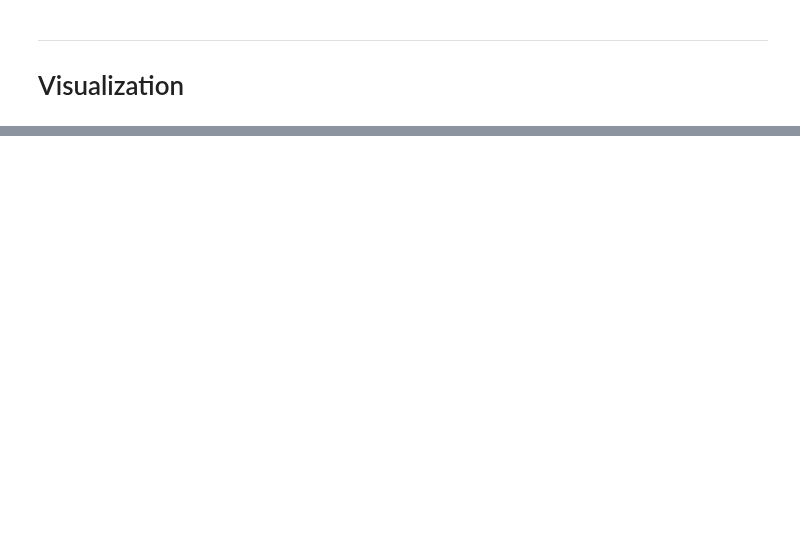
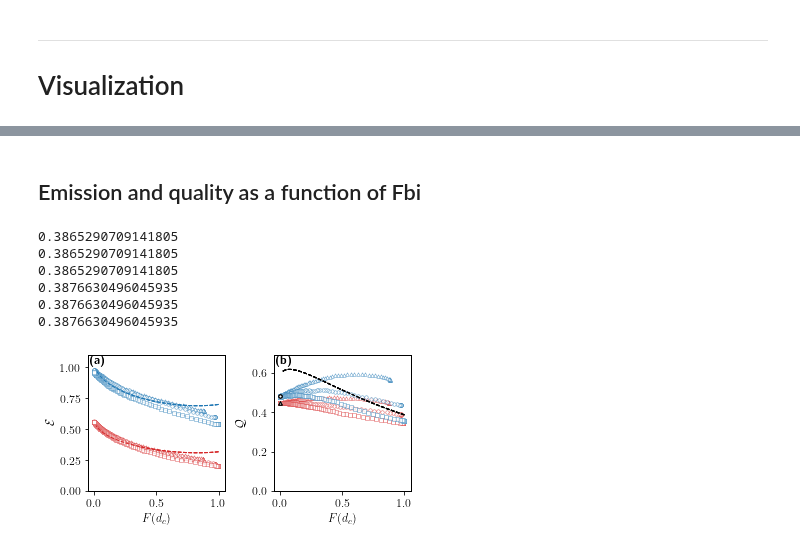
Before and after one commit to poss-group/matsim-bimodal-1, a Jupyter notebook: python_analysis/AnalyzeCarbonFootprint.ipynb, the cells around one changed output, grey strips where cells are left out. Cells and saved outputs as stored; diff of their text form; code cells hidden in the pictures; blank space fills up the shorter version.

```diff
--- a/python_analysis/AnalyzeCarbonFootprint.ipynb
+++ b/python_analysis/AnalyzeCarbonFootprint.ipynb
@@ -747,0 +874,17 @@ plt.show()
+# %%
+params_plot = {
+    'backend': 'ps',
+    'axes.labelsize': 12,
+    'xtick.labelsize': 12,
+    'ytick.labelsize': 12,
+    'text.usetex': True,
+    'axes.linewidth': 1.0,
+    'figure.figsize': (246.09686/72.27, 246.09686/72.27),
+    'axes.titlesize': 12,
+}
+plt.rcParams.update(params_plot)
+
+marker_list = ["^","o","s","*"]
+color_list = ["tab:red","tab:blue","tab:green","tab:orange"]
+markersize = 3.5
+alpha=0.75
@@ -747,0 +902,58 @@ plt.show()
+# %% [markdown]
+## Emission and quality as a function of Fbi
+# %%
+def plot_emission_quality(*args):
+    n_sims = len(args)
+    fig,axs = plt.subplots(1,2,figsize=(2*size,size))
+
+
+    for i in range(0,n_sims):
+        color = color_list[i]
+        df_2 = args[i]["df_2"]
+
+        theory_quality = args[i]["theory_values"]["quality"]
+        theory_emission = args[i]["theory_values"]["emission"]
+        theory_bimodal_fraction = args[i]["theory_values"]["bimodal_fraction"]
+        for j in range(0,len(df_2)):
+            marker = marker_list[j]
+            marker_uni = marker_list[i]
+            bimodal_fraction = args[i]["data_values"]["bimodal_fraction"][j]
+            emission = args[i]["data_values"]["emission"][j]
+            quality = args[i]["data_values"]["quality"][j]
+            quality_unimodal = args[i]["data_values"]["quality_unimodal"]
+            #print(len(emission))
+
+            axs[0].plot(bimodal_fraction,emission,marker,mfc='white',linestyle='solid',c=color,markersize=markersize,lw=0.5,markeredgewidth=0.5,alpha=alpha)
+            axs[0].plot(theory_bimodal_fraction,theory_emission,ls='dashed',c=color,linewidth=1)
+            axs[0].set_xlabel(r"$F(d_{c})$")
+            axs[0].set_ylabel(r"$\mathcal{E}$")
+            #axs[0].grid(visible=True)
+            axs[0].set_title(r"$\textbf{(a)}$",x=0.08,y=0.89)
+            #axs[0].set_yscale('log')
+            axs[0].set_ylim(0,1.1)
+
+            axs[1].plot(bimodal_fraction,quality,marker,mfc='white',linestyle='solid',c=color,markersize=markersize,lw=0.0,markeredgewidth=0.5,alpha=alpha)
+            axs[1].plot(theory_bimodal_fraction,theory_quality,ls='dashed',c='black',linewidth=1)
+            print(theory_quality[0])
+            axs[1].scatter(0,quality_unimodal,color='black',s=10,zorder=10,marker=marker_uni,facecolor='white')
+            axs[1].set_xlabel(r"$F(d_{c})$")
+            axs[1].set_ylabel(r"$\mathcal{Q}$")
+            #axs[1].grid(visible=True)
+            axs[1].set_title(r"$\textbf{(b)}$",x=0.08,y=0.89)
+            #axs[1].set_yscale('log')
+            axs[1].set_ylim(0,0.69)
+
+
+    plt.tight_layout()
+    plt.savefig('figures/emission_quality.svg')
+
+plot_emission_quality(output_100K_20L_20l,output_10K_20L_20l)
+#output_1K_20L_20l["df_2"]
+# %% [output]
+0.3865290709141805
+0.3865290709141805
+0.3865290709141805
+0.3876630496045935
+0.3876630496045935
+0.3876630496045935
+[figure, added]
```
Also changed, not shown: parts of 102 cells of this notebook, 9 other files.
